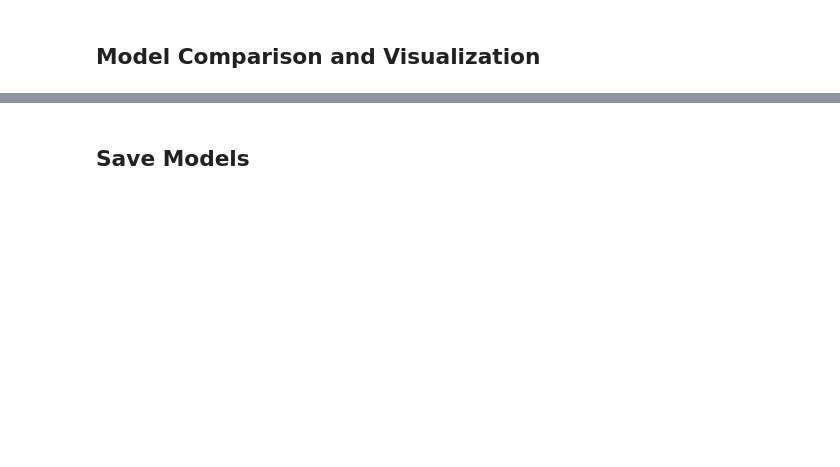
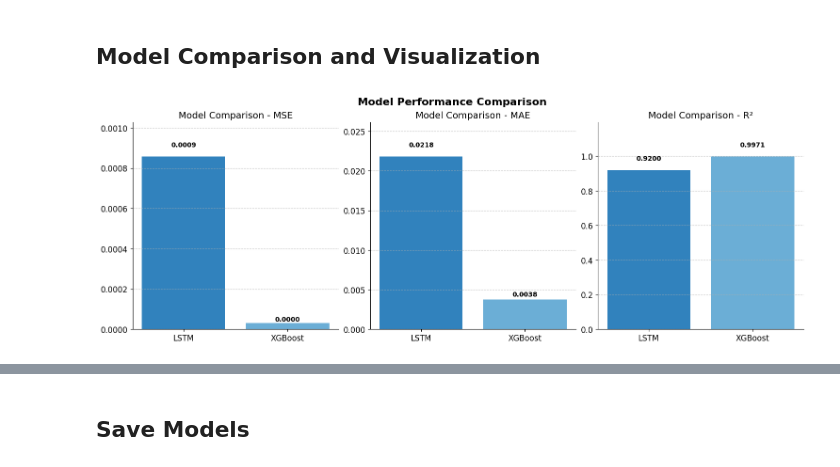
Before and after one commit to krithicswaroopan/Li-ion_Battery-Performance-Prediction, a Jupyter notebook: notebooks/battery_prediction.ipynb, the cells around one changed output, grey strips where cells are left out. Drawn from its saved outputs; the diff is of its cells as text; code cells hidden in the pictures; blank space fills up the shorter version.

```diff
--- a/notebooks/battery_prediction.ipynb
+++ b/notebooks/battery_prediction.ipynb
@@ -217,3 +270,77 @@ plt.show()
+# %%
+import matplotlib.pyplot as plt
+import numpy as np
+
+def plot_model_comparison(lstm_metrics, xgb_metrics):
+    """
+    Create robust model comparison plots
+
+    Parameters:
+    -----------
+    lstm_metrics : dict
+        Dictionary with 'mse', 'mae', and 'r2' keys for LSTM model
+    xgb_metrics : dict
+        Dictionary with 'mse', 'mae', and 'r2' keys for XGBoost model
+    """
+    # Models and metrics data
+    models = ['LSTM', 'XGBoost']
+    metrics = {
+        'MSE': [lstm_metrics['mse'], xgb_metrics['mse']],
+        'MAE': [lstm_metrics['mae'], xgb_metrics['mae']],
+        'R²': [lstm_metrics['r2'], xgb_metrics['r2']]
+    }
+
+    # Create figure and axes
+    fig, axs = plt.subplots(1, 3, figsize=(15, 5), constrained_layout=True)
+
+    # Colors for bars
+    colors = ['#3182bd', '#6baed6']
+
+    # Plot each metric
+    for i, (metric_name, values) in enumerate(metrics.items()):
+        # Create bar plot
+        bars = axs[i].bar(models, values, color=colors)
+        axs[i].set_title(f'Model Comparison - {metric_name}', fontsize=14)
+        axs[i].grid(axis='y', linestyle='--', alpha=0.7)
+
+        # Add value labels on top of bars
+        for j, v in enumerate(values):
+            axs[i].text(j, v * 1.05, f"{v:.4f}",
+                        ha='center', va='bottom',
+                        fontweight='bold')
+
+        # Adjust y-axis limits to ensure labels are visible
+        y_max = max(values) * 1.2
+        axs[i].set_ylim(0, y_max)
+
+        # Make plot more readable
+        axs[i].spines['top'].set_visible(False)
+        axs[i].spines['right'].set_visible(False)
+        axs[i].tick_params(axis='both', which='major', labelsize=12)
+
+    # Add overall title
+    fig.suptitle('Model Performance Comparison', fontsize=16, fontweight='bold', y=1.05)
+
+    plt.savefig('model_comparison.png', dpi=300, bbox_inches='tight')
+    plt.show()
+
+# Use your actual metrics:
+lstm_metrics = {
+    'mse': lstm_mse,
+    'mae': lstm_mae,
+    'r2': lstm_r2
+}
+
+xgb_metrics = {
+    'mse': xgb_mse,
+    'mae': xgb_mae,
+    'r2': xgb_r2
+}
+
+# Generate the comparison plot
+plot_model_comparison(lstm_metrics, xgb_metrics)
+# %% [output]
+[figure, added]
 # %%
 # Visualize predictions for both models
 plt.figure(figsize=(12, 6))
```
Also changed, not shown: parts of 11 cells of this notebook, 14 other files.
